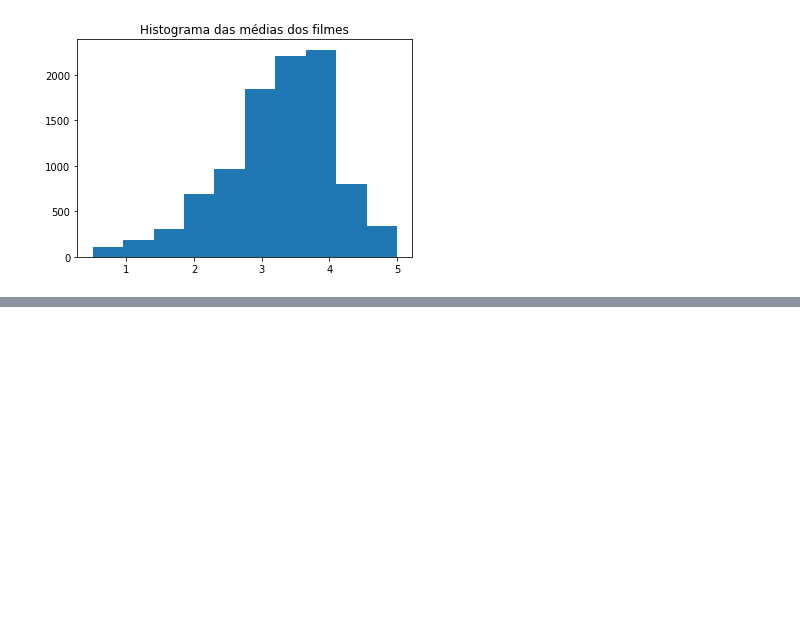
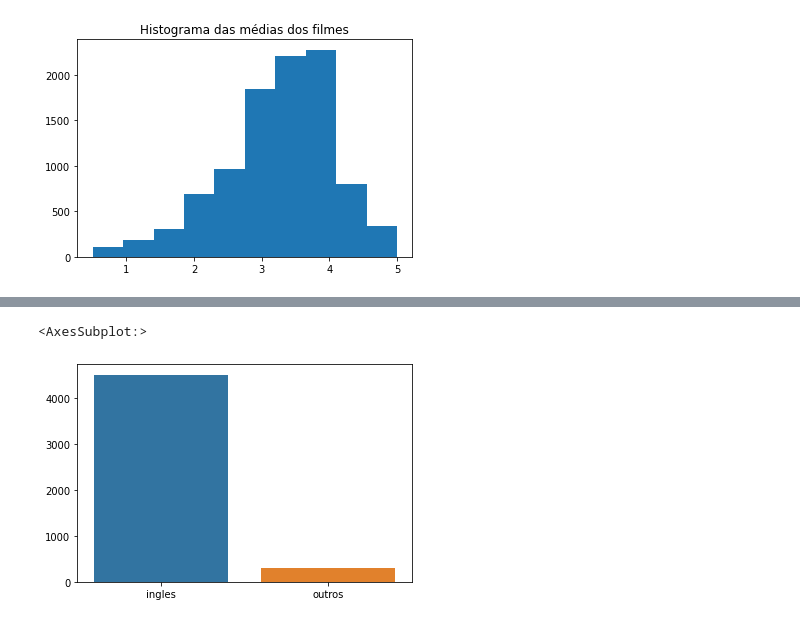
Before and after one commit to leandrobenicio/Data-Science, a Jupyter notebook: DataScience/Introducao.ipynb, the cells around one changed output, grey strips where cells are left out. Drawn from its saved outputs; the diff is of its cells as text; code cells hidden in the pictures; blank space fills up the shorter version.

```diff
--- a/DataScience/Introducao.ipynb
+++ b/DataScience/Introducao.ipynb
@@ -162,0 +232,5 @@ Text(0.5, 1.0, 'Histograma das médias dos filmes')
+# %%
+sns.barplot(x='lingua', y='total', data=dados)
+# %% [output]
+<AxesSubplot:>
+[figure, added]
```
Also changed, not shown: parts of 17 cells of this notebook, 11 other files.
